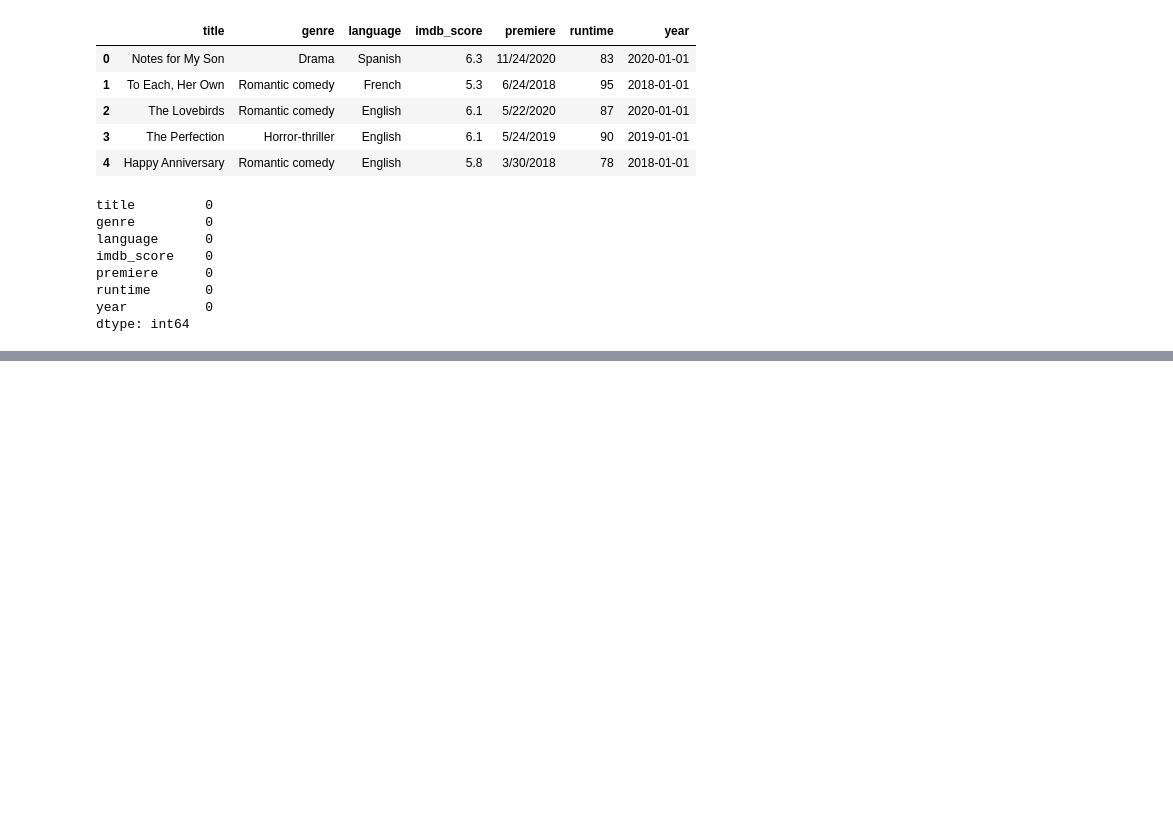
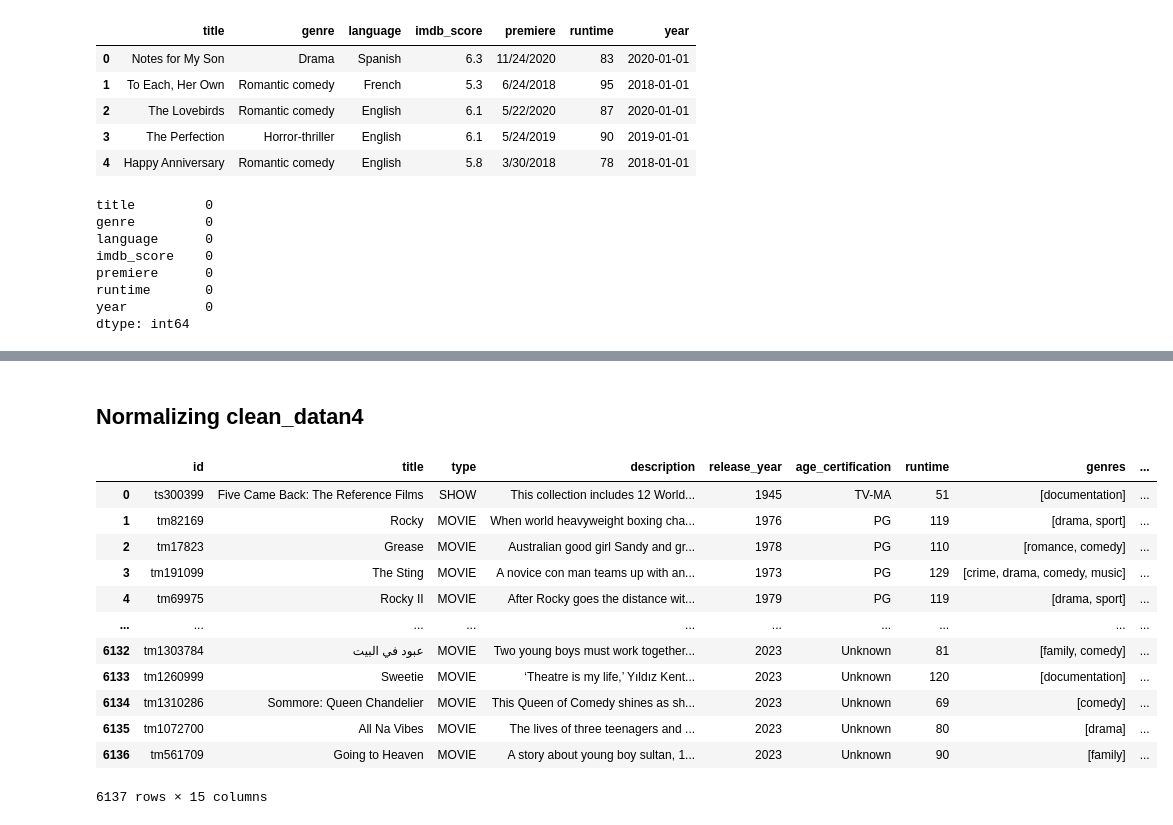
Before and after one commit to r41ss4/rennes_ba, a Jupyter notebook: cleaning.ipynb, the cells around one changed output, grey strips where cells are left out. Cells and saved outputs as stored; diff of their text form; code cells hidden in the pictures; blank space fills up the shorter version.

```diff
--- a/cleaning.ipynb
+++ b/cleaning.ipynb
@@ -767,0 +901,3 @@ clean_datan3.to_csv('clean_datan3.csv', index=False)
+# %%
+# 'Seasons' will be cleaned by assuming a 0 for movies or no more seasons
+clean_datan4['seasons'] = clean_datan4['seasons'].fillna(0).astype(int)
@@ -767,0 +923,3 @@ clean_datan3.to_csv('clean_datan3.csv', index=False)
+# %%
+# For cleaning 'age_certification' the blank rows will be filled with 'Unknown'
+clean_datan4['age_certification'] = clean_datan4['age_certification'].fillna('Unknown')
@@ -767,0 +945,5 @@ clean_datan3.to_csv('clean_datan3.csv', index=False)
+# %%
+# It is important to convert the lists saved as strings as real lists to facilitate further analysis
+columns = ['genres', 'production_countries']
+for col in columns:
+    clean_datan4[col] = clean_datan4[col].apply(lambda x: eval(x) if isinstance(x, str) else x)
@@ -767,0 +969,21 @@ clean_datan3.to_csv('clean_datan3.csv', index=False)
+# %% [markdown]
+## Normalizing clean_datan4
+# %%
+# In order to normalize the data, we'll limite the release year to reasonable years (from 1900-2024)
+clean_datan4 = clean_datan4[(clean_datan4['release_year'] >= 1900) & (clean_datan4['release_year'] <= 2024)]
+# %%
+clean_datan4
+# %% [output]
+|  | id | title | type | description | release_year | age_certification | runtime | genres | ... |
+| 0 | ts300399 | Five Came Back: The Reference Films | SHOW | This collection includes 12 World... | 1945 | TV-MA | 51 | [documentation] | ... |
+| 1 | tm82169 | Rocky | MOVIE | When world heavyweight boxing cha... | 1976 | PG | 119 | [drama, sport] | ... |
+| 2 | tm17823 | Grease | MOVIE | Australian good girl Sandy and gr... | 1978 | PG | 110 | [romance, comedy] | ... |
+| 3 | tm191099 | The Sting | MOVIE | A novice con man teams up with an... | 1973 | PG | 129 | [crime, drama, comedy, music] | ... |
+| 4 | tm69975 | Rocky II | MOVIE | After Rocky goes the distance wit... | 1979 | PG | 119 | [drama, sport] | ... |
+| ... | ... | ... | ... | ... | ... | ... | ... | ... | ... |
+| 6132 | tm1303784 | عبود في البيت | MOVIE | Two young boys must work together... | 2023 | Unknown | 81 | [family, comedy] | ... |
+| 6133 | tm1260999 | Sweetie | MOVIE | ‘Theatre is my life,’ Yıldız Kent... | 2023 | Unknown | 120 | [documentation] | ... |
+| 6134 | tm1310286 | Sommore: Queen Chandelier | MOVIE | This Queen of Comedy shines as sh... | 2023 | Unknown | 69 | [comedy] | ... |
+| 6135 | tm1072700 | All Na Vibes | MOVIE | The lives of three teenagers and ... | 2023 | Unknown | 80 | [drama] | ... |
+| 6136 | tm561709 | Going to Heaven | MOVIE | A story about young boy sultan, 1... | 2023 | Unknown | 90 | [family] | ... |
+6137 rows × 15 columns
```
Also changed, not shown: parts of 27 cells of this notebook, 1 other file.
